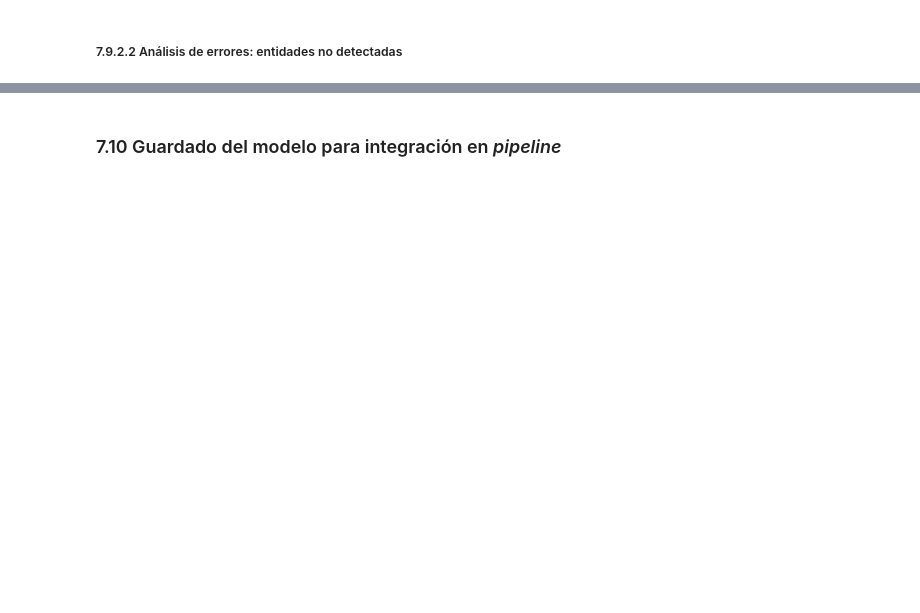
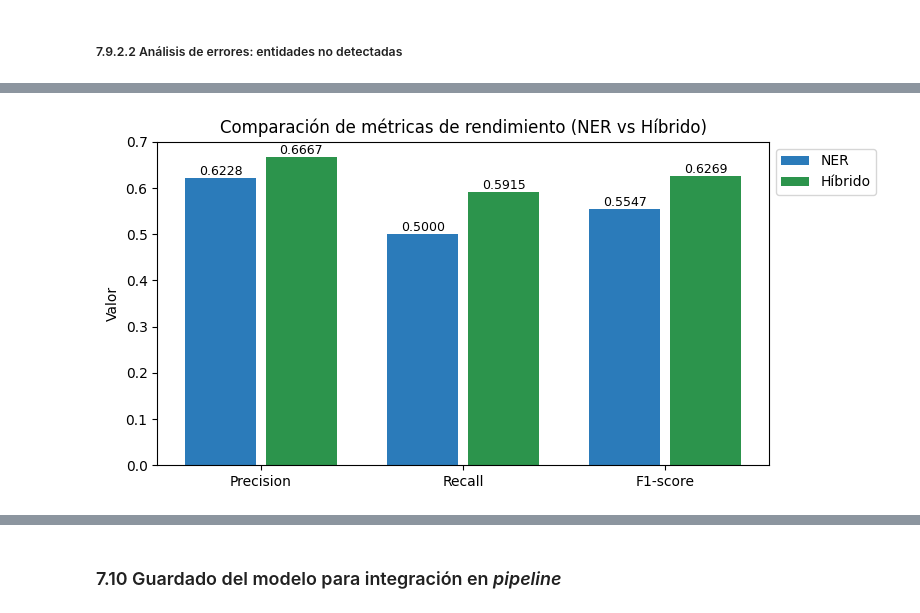
Before and after one commit to JMPinillos/agri-voice-ai, a Jupyter notebook: notebooks/03_nlp_modeling/nlp_modeling.ipynb, the cells around one changed output, grey strips where cells are left out. Saved outputs shown, nothing was run; the diff lists cells and outputs as text; code cells hidden in the pictures; blank space fills up the shorter version.

```diff
--- a/notebooks/03_nlp_modeling/nlp_modeling.ipynb
+++ b/notebooks/03_nlp_modeling/nlp_modeling.ipynb
@@ -2121,7 +2119,7 @@ for config in configs:
     print("\nEntrenando config:", config)
 
     # Carga del modelo base
-    nlp = spacy.load("es_core_news_lg")
+    nlp = spacy.load("es_core_news_md")
     ner = nlp.get_pipe("ner")
 
     # Añadir etiquetas del conjunto de entrenamiento
@@ -2295,7 +2293,7 @@ best_config = df_results_sorted.iloc[0].to_dict()
 print("Mejor configuración:", best_config)
 
 # Carga del modelo base
-nlp = spacy.load("es_core_news_lg")
+nlp = spacy.load("es_core_news_md")
 ner = nlp.get_pipe("ner")
 
 # Añadir etiquetas del dataset completo
@@ -2665,12 +2640,17 @@ class HybridModelWrapper:
 
         # Convertimos las entidades a objetos Span de spaCy
         for start, end, label in entities:
-            span = doc.char_span(start, end, label=label)
+
+            # Creamos el span ajustando offsets para evitar pérdidas por desalineación
+            span = doc.char_span(start, end, label=label, alignment_mode="contract")
 
             # Solo añadimos spans válidos
             if span is not None:
                 spans.append(span)
 
+        # IMPORTANTE: eliminar solapamientos priorizando spans más largos
+        spans = spacy.util.filter_spans(spans)
+
         # Asignamos las entidades al documento
         doc.ents = spans
 
@@ -2682,8 +2662,11 @@ En este apartado se evalúa el comportamiento del sistema híbrido con el objeti
 # %% [markdown]
 ##### 7.9.3.1 Evaluación cuantitativa
 # %%
+with open(ner_terms_path, "r", encoding="utf-8") as f:
+    domain_terms = json.load(f)
+
 # Creamos el wrapper del sistema híbrido
-hybrid_nlp = HybridModelWrapper(extract_entities_with_domain_offsets)
+hybrid_nlp = HybridModelWrapper(extract_entities_hybrid)
 
 # Aplicamos la evaluación sobre el conjunto de evaluación
 results_hybrid = evaluate_model(nlp, hybrid_nlp, ner_eval_data)
@@ -2729,0 +2754,72 @@ F1-score: 0.4897
+# %%
+# =========================
+# DATOS
+# =========================
+
+labels = ["Precision", "Recall", "F1-score"]
+
+ner_values = [
+    results_ner["precision"],
+    results_ner["recall"],
+    results_ner["f1"]
+]
+
+hybrid_values = [
+    results_hybrid["precision"],
+    results_hybrid["recall"],
+    results_hybrid["f1"]
+]
+
+
+# =========================
+# CONFIGURACIÓN GRÁFICA
+# =========================
+
+x = np.arange(len(labels))
+width = 0.35
+gap = 0.05
+
+# Colores coherentes con clasificación
+color_ner = sns.color_palette("Blues")[4]
+color_hybrid = sns.color_palette("Greens")[4]
+
+
+# =========================
+# GRÁFICO
+# =========================
+
+plt.figure(figsize=(8,4))
+
+bars1 = plt.bar(x - width/2 - gap/2, ner_values, width, label="NER", color=color_ner)
+bars2 = plt.bar(x + width/2 + gap/2, hybrid_values, width, label="Híbrido", color=color_hybrid)
+
+# Configuración
+plt.xticks(x, labels)
+plt.ylabel("Valor")
+plt.title("Comparación de métricas de rendimiento (NER vs Híbrido)")
+
+
+# Límite eje Y con margen
+plt.ylim(0, 0.7)
+
+# Leyenda fuera
+plt.legend(loc="upper left", bbox_to_anchor=(1,1))
+
+# Etiquetas sobre barras
+for bars in [bars1, bars2]:
+    for bar in bars:
+        height = bar.get_height()
+
+        plt.text(
+            bar.get_x() + bar.get_width()/2,
+            height,
+            f"{height:.4f}",
+            ha='center',
+            va='bottom' if offset > 0 else 'top',
+            fontsize=9
+        )
+
+plt.tight_layout()
+plt.show()
+# %% [output]
+[figure, added]
```
Also changed, not shown: parts of 34 cells of this notebook, 1 other file.
